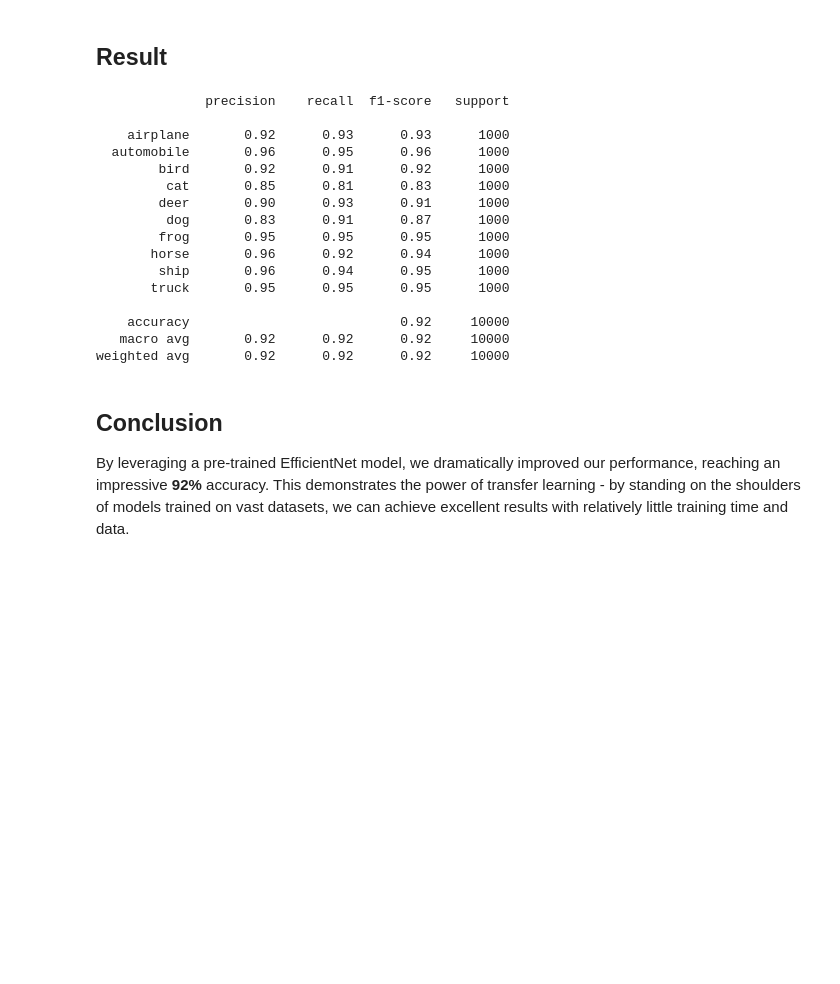
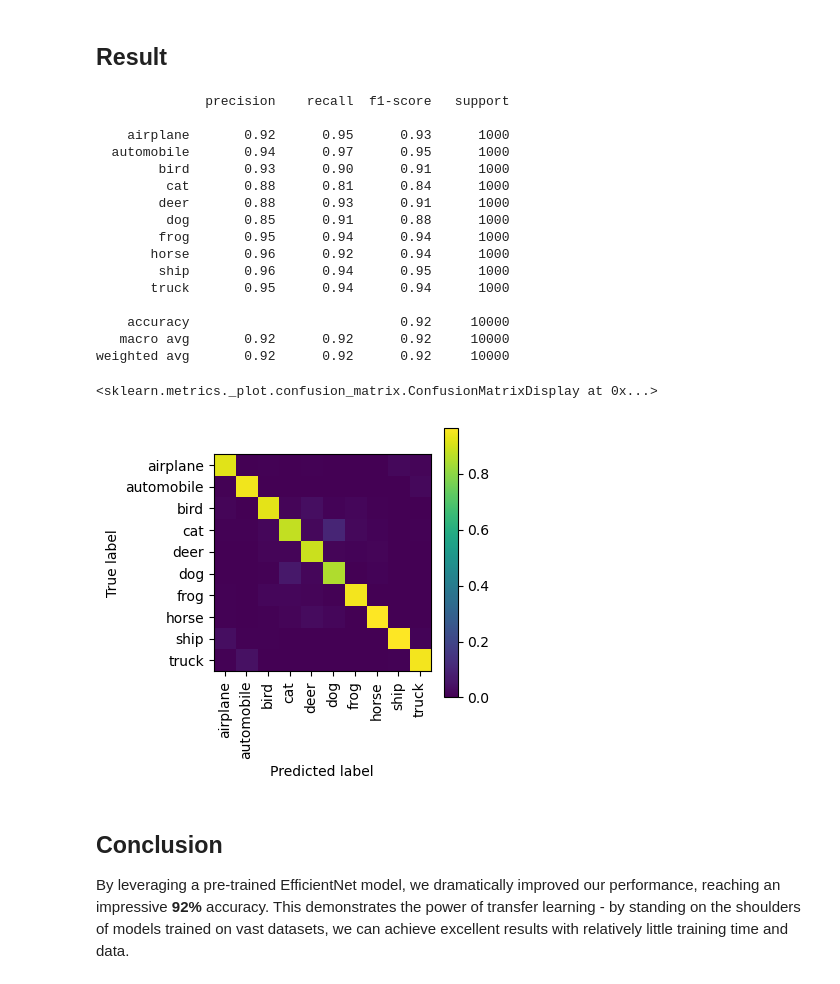
Before and after one commit to sweetpalma/mle, a Jupyter notebook: image-classification/03-efficientnet.ipynb, the cells around one changed output. Cells and saved outputs as stored; diff of their text form; code cells hidden in the pictures; blank space fills up the shorter version.

```diff
--- a/image-classification/03-efficientnet.ipynb
+++ b/image-classification/03-efficientnet.ipynb
@@ -145,15 +145,6 @@ Next, we need an optimizer with a very low learning rate. Adam with decoupled we
 # %%
 from tensorflow.keras.optimizers import AdamW
-from tensorflow.keras.callbacks import LearningRateScheduler
-
-def scheduler_function(epoch, lr):
-    if epoch <= 15:
-        return lr
-    else:
-        return lr * 0.8
-
-scheduler = LearningRateScheduler(scheduler_function)
-optimizer = AdamW(learning_rate=0.00005, weight_decay=0.00001)
+optimizer = AdamW(learning_rate=0.0002)
 # %% [markdown]
 Finally, we may add the augmentation layer. We deferred adding it in the previous stage because we wanted the classifier to learn from the clean, pre-processed features. Using it now is crucial to prevent our final model from overfitting to our specific dataset.
 # %%
@@ -162,7 +153,7 @@ feature_learning.layers.insert(1, data_augmentation)
 We may train our model now.
 # %%
 with device('/GPU'):
-    model.compile(optimizer='adam', loss='sparse_categorical_crossentropy', metrics=['accuracy'])
+    model.compile(optimizer=optimizer, loss='sparse_categorical_crossentropy', metrics=['accuracy'])
     model.fit(x_train, y_train, epochs=5, batch_size=64, validation_split=0.2)
 # %% [output]
 Epoch 1/5
@@ -186,20 +177,36 @@ with device('/GPU'):
 # %% [output]
               precision    recall  f1-score   support
 
-    airplane       0.92      0.93      0.93      1000
-  automobile       0.96      0.95      0.96      1000
-        bird       0.92      0.91      0.92      1000
-         cat       0.85      0.81      0.83      1000
-        deer       0.90      0.93      0.91      1000
-         dog       0.83      0.91      0.87      1000
-        frog       0.95      0.95      0.95      1000
+    airplane       0.92      0.95      0.93      1000
+  automobile       0.94      0.97      0.95      1000
+        bird       0.93      0.90      0.91      1000
+         cat       0.88      0.81      0.84      1000
+        deer       0.88      0.93      0.91      1000
+         dog       0.85      0.91      0.88      1000
+        frog       0.95      0.94      0.94      1000
        horse       0.96      0.92      0.94      1000
         ship       0.96      0.94      0.95      1000
-       truck       0.95      0.95      0.95      1000
+       truck       0.95      0.94      0.94      1000
 
     accuracy                           0.92     10000
    macro avg       0.92      0.92      0.92     10000
 weighted avg       0.92      0.92      0.92     10000
+# %%
+from sklearn.metrics import ConfusionMatrixDisplay
+import matplotlib.pyplot as plt
+_, ax = plt.subplots(1, 1, figsize=(3.5, 3.5))
+ConfusionMatrixDisplay.from_predictions(
+    y_test,
+    y_pred_labels,
+    display_labels=class_names,
+    normalize='pred',
+    xticks_rotation='vertical',
+    include_values=False,
+    ax=ax
+)
+# %% [output]
+<sklearn.metrics._plot.confusion_matrix.ConfusionMatrixDisplay at 0x...>
+[figure, added]
 # %% [markdown]
 ## Conclusion
 
```
Also changed, not shown: parts of 4 cells of this notebook, 4 other files.
